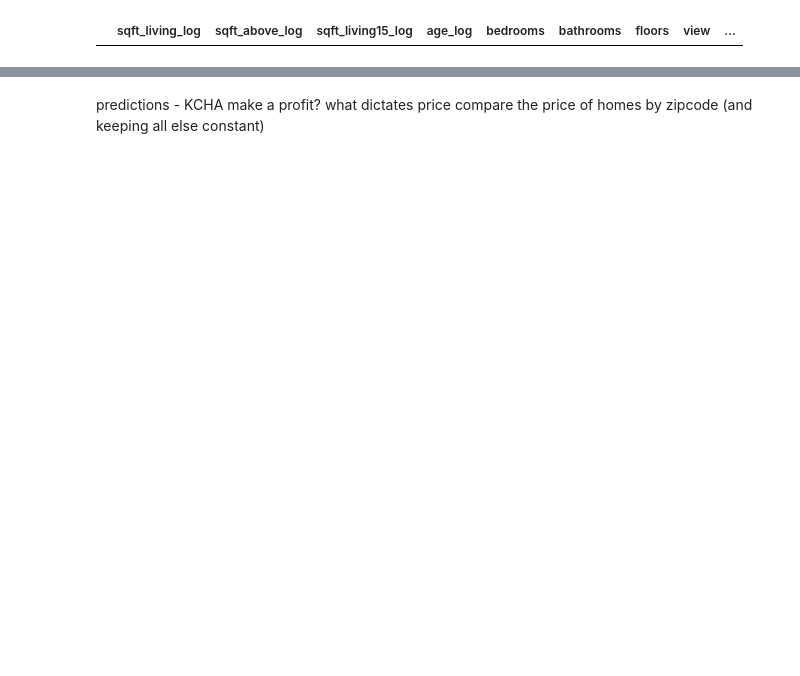
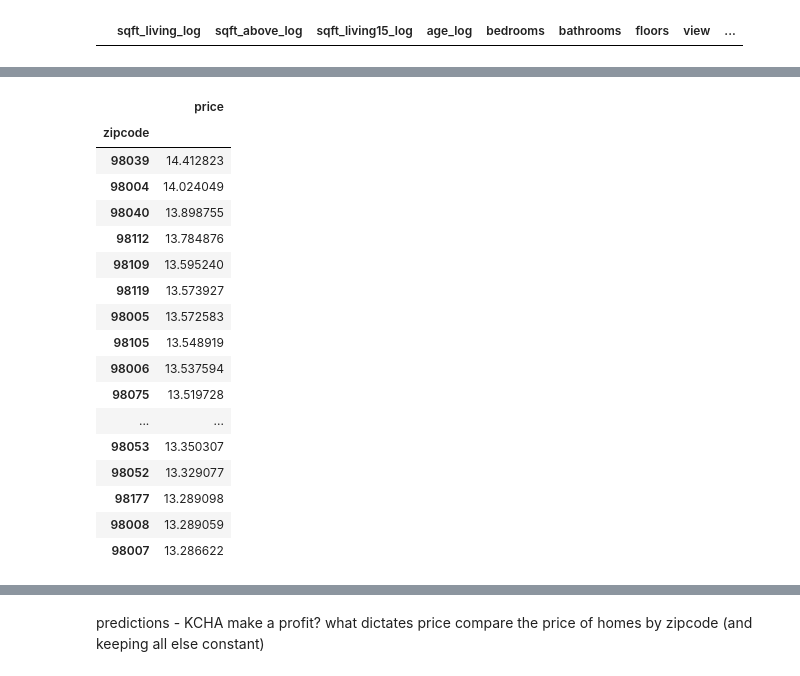
Before and after one commit to eric8395/Housing_Market_Linear_Regression, a Jupyter notebook: Housing Market Linear Regression.ipynb, the cells around one changed output, grey strips where cells are left out. Saved outputs shown, nothing was run; the diff lists cells and outputs as text; code cells hidden in the pictures; blank space fills up the shorter version.

```diff
--- a/Housing Market Linear Regression.ipynb
+++ b/Housing Market Linear Regression.ipynb
@@ -2060,0 +2108,23 @@ NameError: name 'new_row_pred_log' is not defined
+# %%
+# give me the top 20 most expensive zipcodes
+most_expensive = sorted_zipcodes.head(20)
+most_expensive
+# %% [output]
+|  | price |
+| zipcode |  |
+| 98039 | 14.412823 |
+| 98004 | 14.024049 |
+| 98040 | 13.898755 |
+| 98112 | 13.784876 |
+| 98109 | 13.595240 |
+| 98119 | 13.573927 |
+| 98005 | 13.572583 |
+| 98105 | 13.548919 |
+| 98006 | 13.537594 |
+| 98075 | 13.519728 |
+| ... | ... |
+| 98053 | 13.350307 |
+| 98052 | 13.329077 |
+| 98177 | 13.289098 |
+| 98008 | 13.289059 |
+| 98007 | 13.286622 |
```
Also changed, not shown: parts of 33 cells of this notebook, 7 other files.
